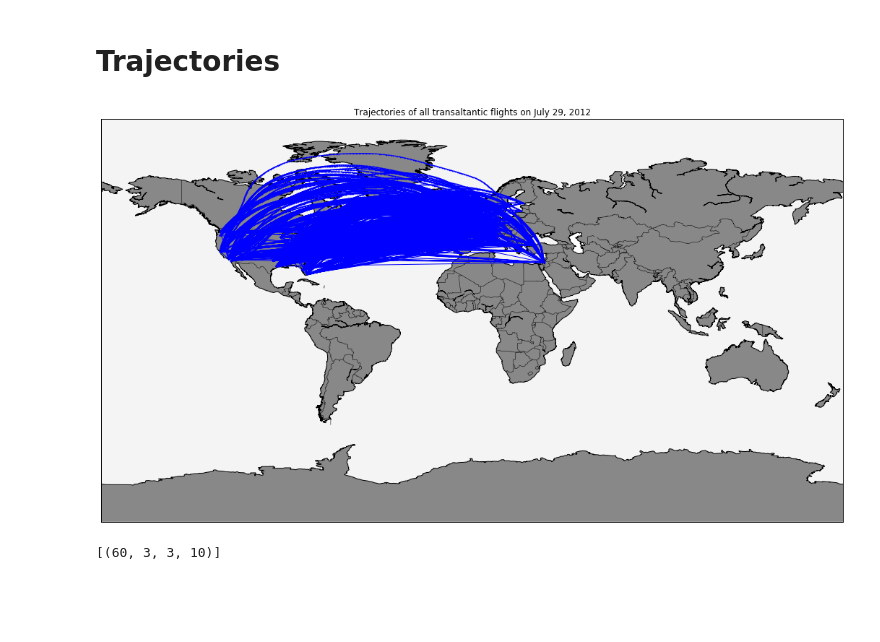
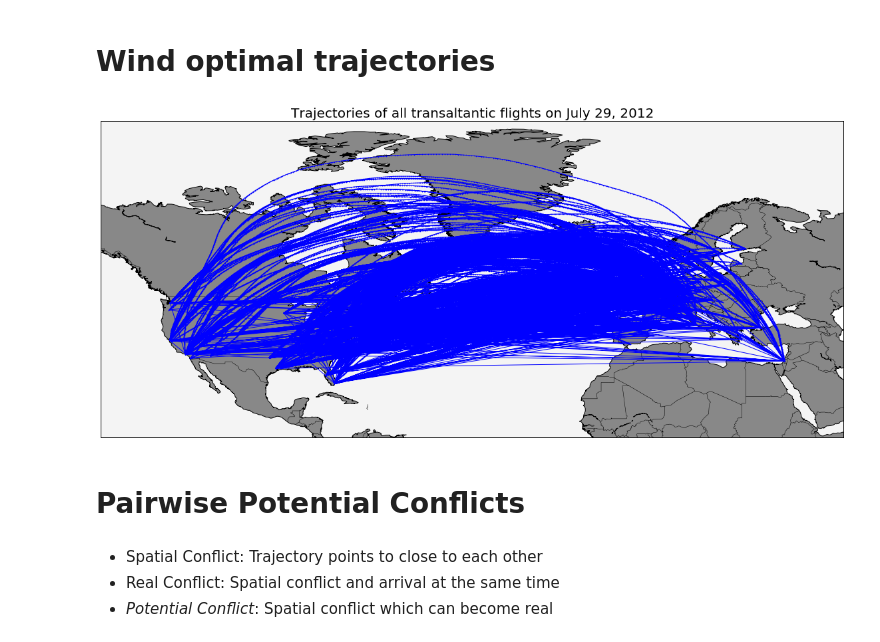
Before and after one commit to ventugithub/QCFATM, a Jupyter notebook: precalculation/analysis/analysis.ipynb, the cells around one changed output. Drawn from its saved outputs; the diff is of its cells as text; code cells hidden in the pictures; blank space fills up the shorter version.

```diff
--- a/precalculation/analysis/analysis.ipynb
+++ b/precalculation/analysis/analysis.ipynb
@@ -63,15 +84,17 @@ for mintime in mintimes:
                     reducedParallelConflicts[key] = pd.read_csv(parallelConflictFile, index_col='parallelConflict')
 # %%
 %matplotlib inline
-# %% [markdown]
-# Trajectories #
+# %% [markdown]
+# Wind optimal trajectories #
 # %%
-worldmap = analysis.prepareWorldMapPlot()
+worldmap = analysis.prepareWorldMapPlot(llcrnrlon=-140, llcrnrlat=10, urcrnrlon=50, urcrnrlat=85)
 analysis.addTrajectories(worldmap, trajectories)
-plt.title('Trajectories of all transaltantic flights on July 29, 2012');
+plt.title('Trajectories of all transaltantic flights on July 29, 2012', fontsize=20);
 # %% [output]
-[figure, old version]
+[figure, new version]
-# %%
-reducedParallelConflicts.keys()
-# %% [output]
-[(60, 3, 3, 10)]
+# %% [markdown]
+# Pairwise Potential Conflicts #
+# %% [markdown]
+- Spatial Conflict: Trajectory points to close to each other
+- Real Conflict: Spatial conflict and arrival at the same time
+- *Potential Conflict*: Spatial conflict which can become real
```
Also changed, not shown: parts of 33 cells of this notebook, 11 other files.
